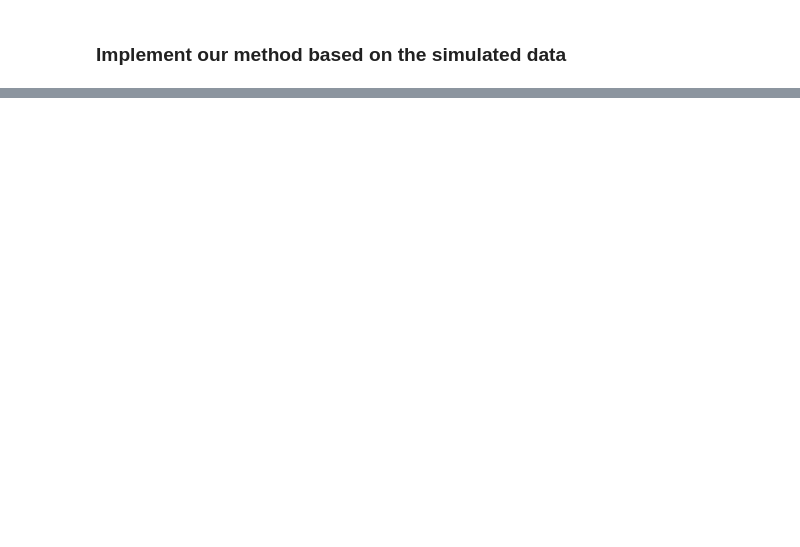
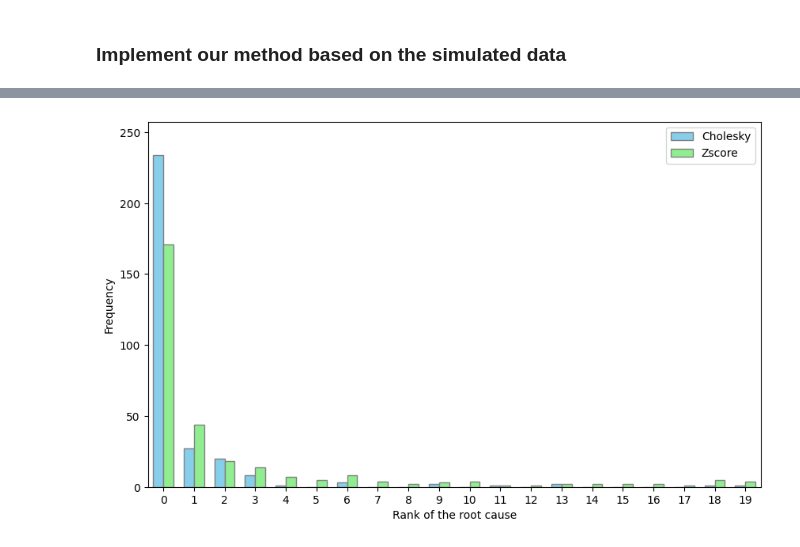
Before and after one commit to Jinzhou-Li/RootCauseDiscovery, a Jupyter notebook: python/SimulationSettingsTest.ipynb, the cells around one changed output, grey strips where cells are left out. Cells and saved outputs as stored; diff of their text form; code cells hidden in the pictures; blank space fills up the shorter version.

Commit message:
update root_cause_main function

```diff
--- a/python/SimulationSettingsTest.ipynb
+++ b/python/SimulationSettingsTest.ipynb
@@ -402,6 +148,4 @@ print(X_obs.shape, X_int.shape)
 # %%
-obs_data = X_obs
-Xobs = X_obs
-intv_data = X_int
-Xint = X_int
-Zscores = zscore(obs_data, intv_data)
+Zscores = zscore(X_obs, X_int_all)
+#print(np.round(Zscores, 1))
+max_index_Zscore = [np.argmax(Zscores[i,:]) for i in range(Zscores.shape[0])]
@@ -411,6 +152,8 @@ max_index_Zscore = [np.argmax(Zscores[i,:]) for i in range(Zscores.shape[0])]
 # %%
-np.random.seed(2024)
-threshold = 1
-Final_RC_scores = np.zeros((X_int.shape))
-for i in tqdm(range(X_int.shape[0])):
-    Final_RC_scores[i,:] = root_cause_discovery_one_subject_all_perm(Xobs, X_int[i,:], threshold, nshuffles=5, verbose=False)
+thresholds = np.arange(0.1, 5, 0.2)
+RC_scores_chol = np.zeros((X_int_all.shape))
+for i, X_int in tqdm(enumerate(X_int_all)):
+    RC_scores_chol[i,:] = root_cause_discovery_main(X_obs, X_int, thresholds, nshuffles=5, verbose=False)
+
+#print(np.round(RC_scores_chol, 1))
+max_index_Chol = [np.argmax(RC_scores_chol[i,:]) for i in range(RC_scores_chol.shape[0])]
@@ -431,7 +172,11 @@ print(num_success_Zscore, num_success_Chol)
 # %%
 RC_rank_Zscore = [np.sum(Zscores[i,RC[i]] < Zscores[i,:])
  for i in range(Zscores.shape[0])]
 
-RC_rank_Chol = [np.sum(Final_RC_scores[i,RC[i]] < Final_RC_scores[i,:])
- for i in range(Final_RC_scores.shape[0])]
+RC_rank_Chol = [np.sum(RC_scores_chol[i,RC[i]] < RC_scores_chol[i,:])
+ for i in range(RC_scores_chol.shape[0])]
+
+draw_hist(RC_rank_Chol, RC_rank_Zscore, 'Cholesky', 'Zscore', bar_width_para=3)
+# %% [output]
+[figure, added]
 # %% [markdown]
```
Also changed, not shown: parts of 21 cells of this notebook, 2 other files.
